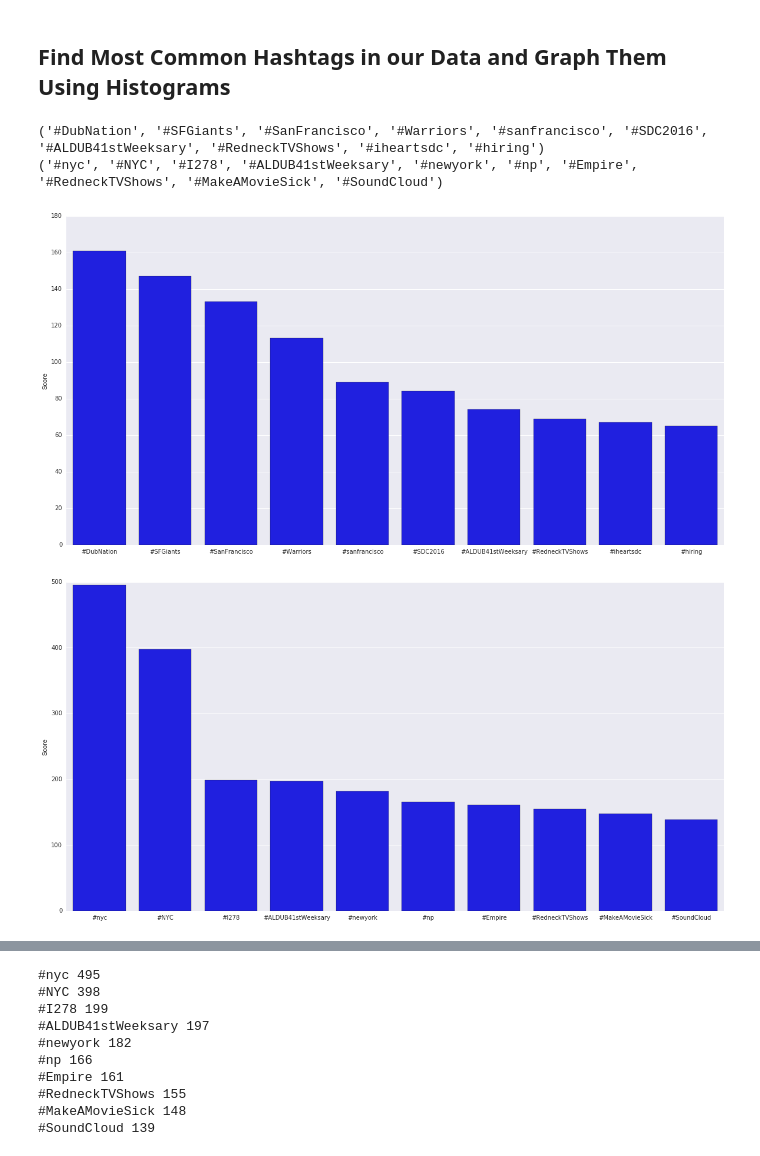
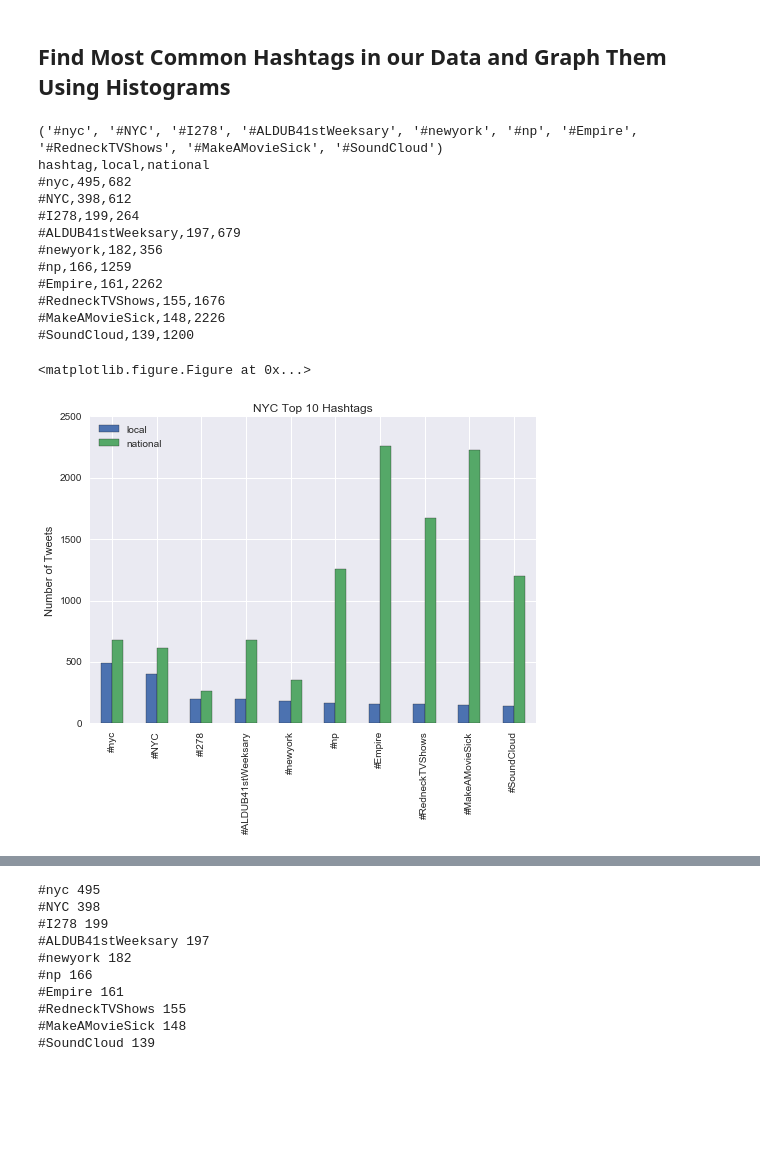
Before and after one commit to calvinytong/english2_twitter_analysis, a Jupyter notebook: Analysis.ipynb, the cells around one changed output, grey strips where cells are left out. Drawn from its saved outputs; the diff is of its cells as text; code cells hidden in the pictures; blank space fills up the shorter version.

```diff
--- a/Analysis.ipynb
+++ b/Analysis.ipynb
@@ -238,21 +238,36 @@ Note the bounding boxes are specified in the following form:
 
 coordinates are in WSG84
 # %%
-def plot_bar(datums):
+def plot_bar(data1,data2,title):
     """
     Plots a bar graph of the passed list of tuples ordered (name, score)
     -Parameter datums: The list of tuples to be plotted
     """
+    control = []
+    datums = data1.most_common(10)
     sns.set(color_codes=True)
     datums.sort(key=lambda x: x[1], reverse=True)
+    for key,score in datums:
+        control.append((key,data2[key]))
     hashtag = list(zip(*datums))[0]
     score = list(zip(*datums))[1]
+    score2 = list(zip(*control))[1]
     x_pos = np.arange(len(hashtag))
     print(hashtag)
+    data = {'hashtag': hashtag,
+            'local':score,
+            'national':score2}
+    df = pd.DataFrame(data, columns=['hashtag', 'local', 'national'])
+    print(df.to_csv(index=False))
     plt.figure(figsize=(20, 10))
-    sns.barplot(x_pos,score,color='blue')
+    data = {
+            'local':score,
+            'national':score2}
+    df = pd.DataFrame(data, columns=['local', 'national'])
+    df.plot.bar()
     plt.xticks(x_pos, hashtag)
-    plt.ylabel('Score')
+    plt.title(title)
+    plt.ylabel('Number of Tweets')
 # %%
 def filter_geo(d_array, loc):
     """
@@ -410,13 +412,0 @@ count_rand = count_terms(rand_smpl)
-# %%
-plot_bar(count_sf.most_common(10))
-plot_bar(count_nyc.most_common(10))
-# plot_bar(count_la.most_common(10))
-# plot_bar(count_ch.most_common(10))
-# plot_bar(count_sea.most_common(10))
-# plot_bar(count_tamp.most_common(10))
-# plot_bar(count_rand.most_common(10))
-# %% [output]
-('#DubNation', '#SFGiants', '#SanFrancisco', '#Warriors', '#sanfrancisco', '#SDC2016', '#ALDUB41stWeeksary', '#RedneckTVShows', '#iheartsdc', '#hiring')
-('#nyc', '#NYC', '#I278', '#ALDUB41stWeeksary', '#newyork', '#np', '#Empire', '#RedneckTVShows', '#MakeAMovieSick', '#SoundCloud')
-[figure, removed]
-[figure, removed]
@@ -422,0 +415,18 @@ plot_bar(count_nyc.most_common(10))
+# %%
+count_nyc = count_terms(nyc_geo_data)
+plot_bar(count_nyc,count_rand,"NYC Top 10 Hashtags")
+# %% [output]
+('#nyc', '#NYC', '#I278', '#ALDUB41stWeeksary', '#newyork', '#np', '#Empire', '#RedneckTVShows', '#MakeAMovieSick', '#SoundCloud')
+hashtag,local,national
+#nyc,495,682
+#NYC,398,612
+#I278,199,264
+#ALDUB41stWeeksary,197,679
+#newyork,182,356
+#np,166,1259
+#Empire,161,2262
+#RedneckTVShows,155,1676
+#MakeAMovieSick,148,2226
+#SoundCloud,139,1200
+<matplotlib.figure.Figure at 0x...>
+[figure, added]
```
Also changed, not shown: parts of 19 cells of this notebook, 1 other file.
